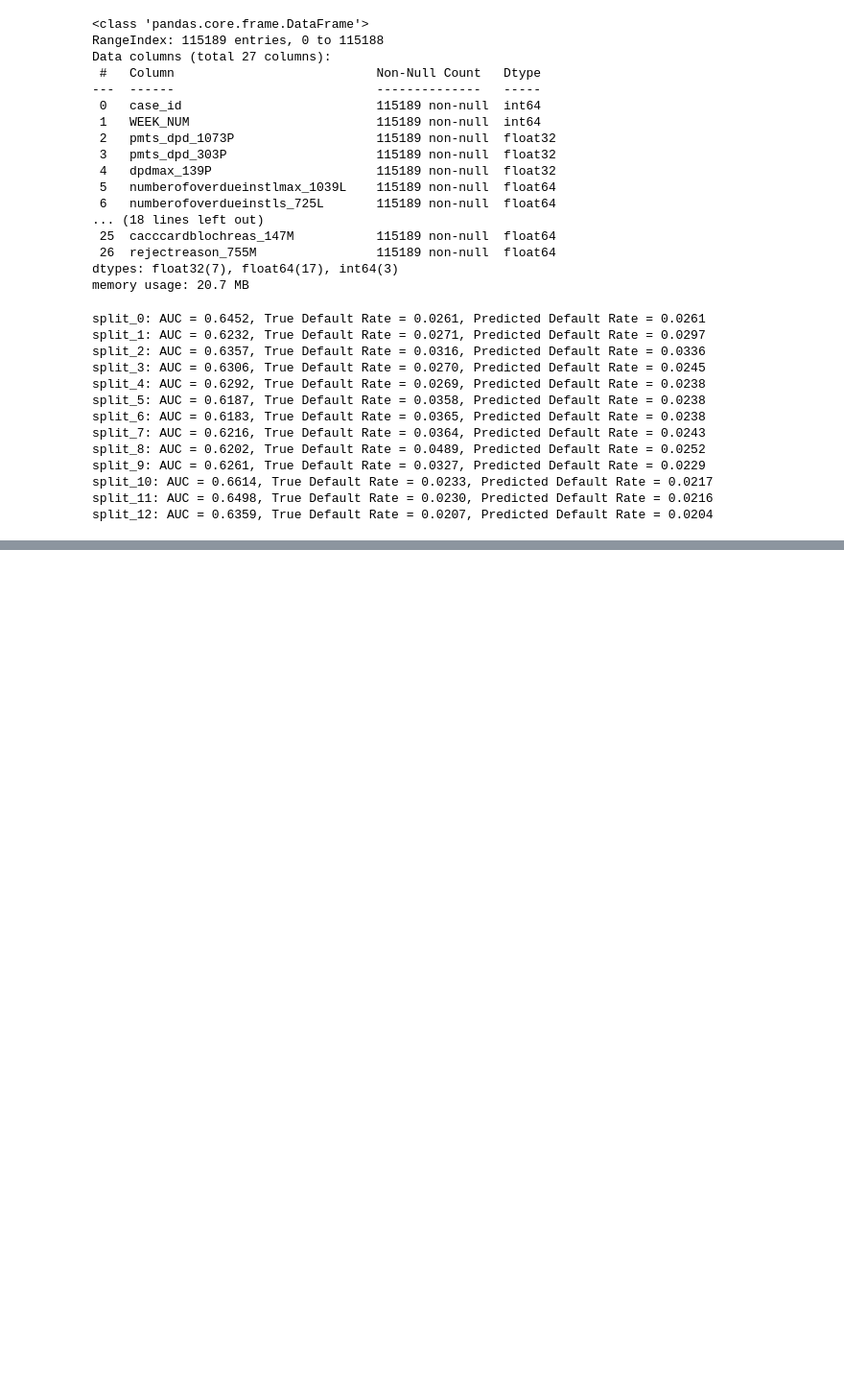
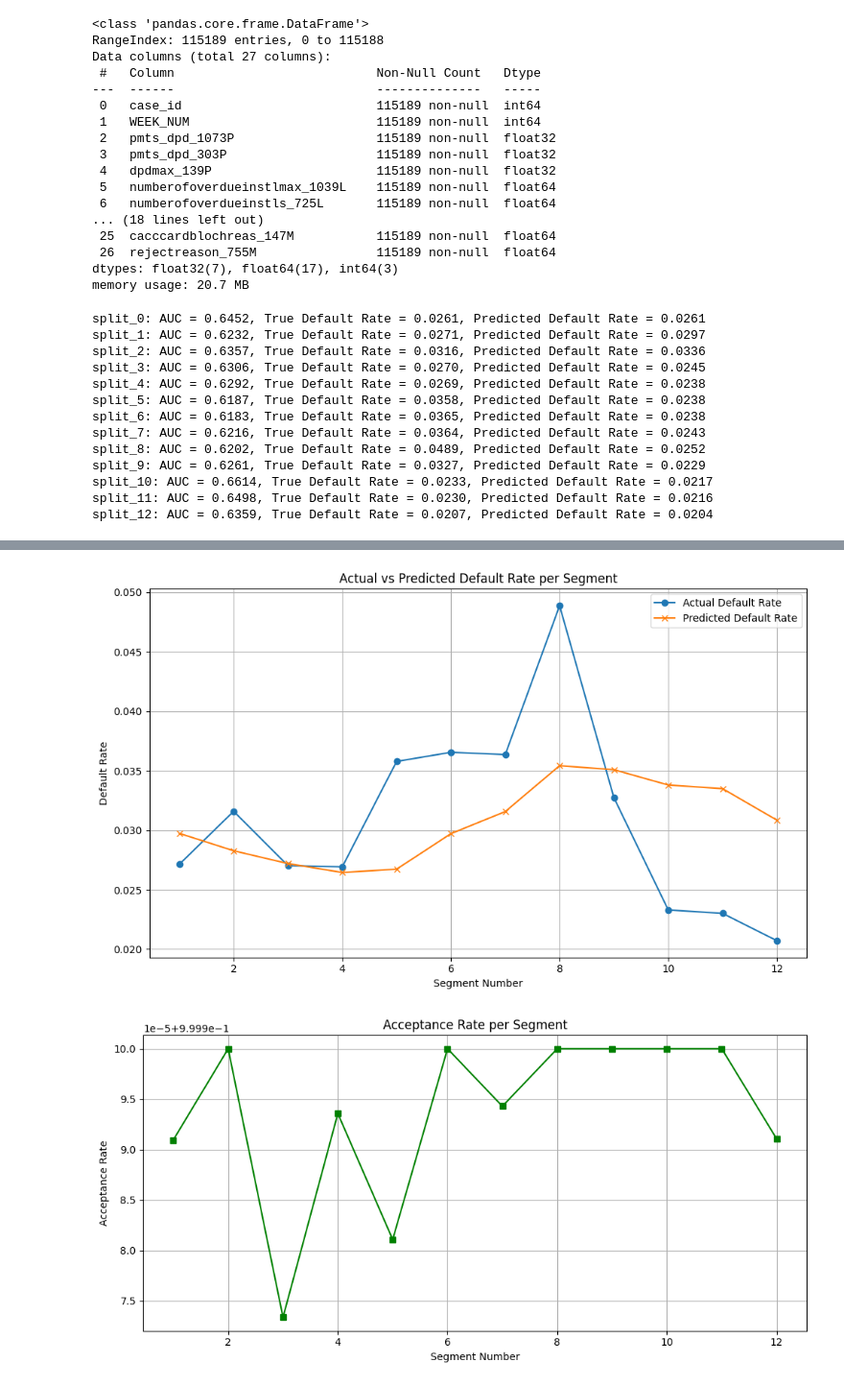
Before and after one commit to manpreetsingh227/MSc-project, a Jupyter notebook: notebooks/EDA.ipynb, the cells around one changed output, grey strips where cells are left out. Shown at 96% size. Cells and saved outputs as stored; diff of their text form; code cells hidden in the pictures; blank space fills up the shorter version.

```diff
--- a/notebooks/EDA.ipynb
+++ b/notebooks/EDA.ipynb
@@ -350,0 +521,40 @@ split_12: AUC = 0.6359, True Default Rate = 0.0207, Predicted Default Rate = 0.0
+# %%
+import matplotlib.pyplot as plt
+
+# Convert segment labels like "split_1" to numeric index
+results_df["segment_num"] = results_df["segment"].apply(lambda x: int(x.split('_')[1]))
+
+# --- Plot 1: Actual vs Predicted Default Rate ---
+plt.figure(figsize=(10, 6))
+plt.plot(results_df["segment_num"], results_df["actual_default_rate"], label="Actual Default Rate", marker='o')
+plt.plot(results_df["segment_num"], results_df["predicted_default_rate"], label="Predicted Default Rate", marker='x')
+plt.xlabel("Segment Number")
+plt.ylabel("Default Rate")
+plt.title("Actual vs Predicted Default Rate per Segment")
+plt.legend()
+plt.grid(True)
+plt.tight_layout()
+plt.show()
+
+# --- Plot 2: Acceptance Rate ---
+plt.figure(figsize=(10, 5))
+plt.plot(results_df["segment_num"], results_df["accept_rate"], label="Acceptance Rate", marker='s', color='green')
+plt.xlabel("Segment Number")
+plt.ylabel("Acceptance Rate")
+plt.title("Acceptance Rate per Segment")
+plt.grid(True)
+plt.tight_layout()
+plt.show()
+
+plt.figure(figsize=(10, 5))
+plt.plot(results_df["segment_num"], results_df["utility"], marker='o', label="Utility")
+plt.xlabel("Segment Number")
+plt.ylabel("Utility")
+plt.title("Utility per Segment")
+plt.grid(True)
+plt.legend()
+plt.tight_layout()
+plt.show()
+# %% [output]
+[figure, added]
+[figure, added]
```
Also changed, not shown: parts of 8 cells of this notebook.
